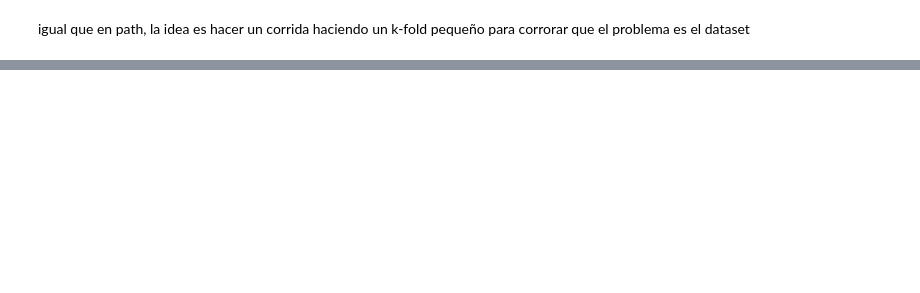
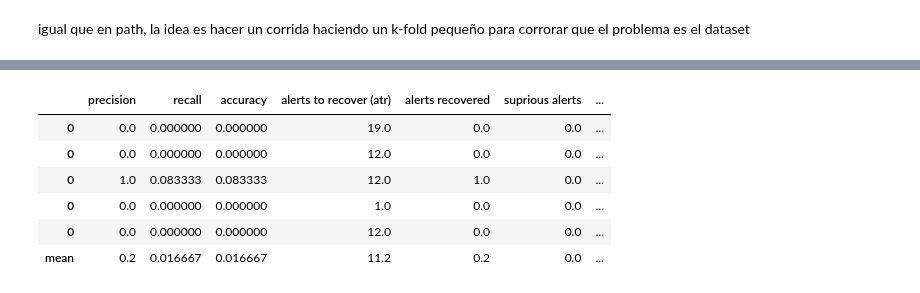
Before and after one commit to thepalbi/tsm-pipeline, a Jupyter notebook: code/notebooks/baseline-xss.ipynb, the cells around one changed output, grey strips where cells are left out. Saved outputs shown, nothing was run; the diff lists cells and outputs as text; code cells hidden in the pictures; blank space fills up the shorter version.

Commit message:
xss scores

```diff
--- a/code/notebooks/baseline-xss.ipynb
+++ b/code/notebooks/baseline-xss.ipynb
@@ -210,0 +120,11 @@ pd.concat([concated_results, concated_results.apply(['mean'])])
+# %%
+from sklearn.model_selection import KFold
+
+# fixing random state to make this repeatable
+kf = KFold(n_splits=5)
+collected_results = []
+base_results_dir = "/home/pablo/dev-results/xss-90-5fold-"
+splits = list(kf.split(xss_dbs))
+# %%
+for i, (train_index, test_index) in enumerate(splits):
+    print(f'split {i}: train: {len(train_index)} - test {len(test_index)}')
@@ -210,0 +143,17 @@ pd.concat([concated_results, concated_results.apply(['mean'])])
+# %%
+for i, (train_index, test_index) in enumerate(splits):
+    print("Fold %d" % (i))
+    res_dir = "%s%d" % (base_results_dir, i)
+    train_split = np.take(xss_dbs, train_index)
+    test_split = np.take(xss_dbs, test_index)
+
+    scores = train_and_evaluate(
+        config=config,
+        results_dir=res_dir,
+        query_type="xss",
+        train=train_split.tolist(),
+        test=test_split.tolist(),
+        docker_client=docker_client,
+    )
+    print(scores)
+print("done")
@@ -210,0 +281,22 @@ pd.concat([concated_results, concated_results.apply(['mean'])])
+# %%
+from scripts.calculate_scores import calculate_scores_df
+
+collected_results = []
+for i in range(5):
+    df = calculate_scores_df("%s%d" % (base_results_dir, i), cleanup_base_dir="tmp")
+    collected_results.append(df)
+# %%
+import pandas as pd
+
+concated_results = pd.concat(collected_results)
+concated_results = pd.concat([concated_results, concated_results.apply(['mean'])])
+concated_results['name'] = [f'fold {i}' for i in range(5)] + ['mean']
+concated_results
+# %% [output]
+|  | precision | recall | accuracy | alerts to recover (atr) | alerts recovered | suprious alerts | ... |
+| 0 | 0.0 | 0.000000 | 0.000000 | 19.0 | 0.0 | 0.0 | ... |
+| 0 | 0.0 | 0.000000 | 0.000000 | 12.0 | 0.0 | 0.0 | ... |
+| 0 | 1.0 | 0.083333 | 0.083333 | 12.0 | 1.0 | 0.0 | ... |
+| 0 | 0.0 | 0.000000 | 0.000000 | 1.0 | 0.0 | 0.0 | ... |
+| 0 | 0.0 | 0.000000 | 0.000000 | 12.0 | 0.0 | 0.0 | ... |
+| mean | 0.2 | 0.016667 | 0.016667 | 11.2 | 0.2 | 0.0 | ... |
```
Also changed, not shown: parts of 11 cells of this notebook, 2 other files.
